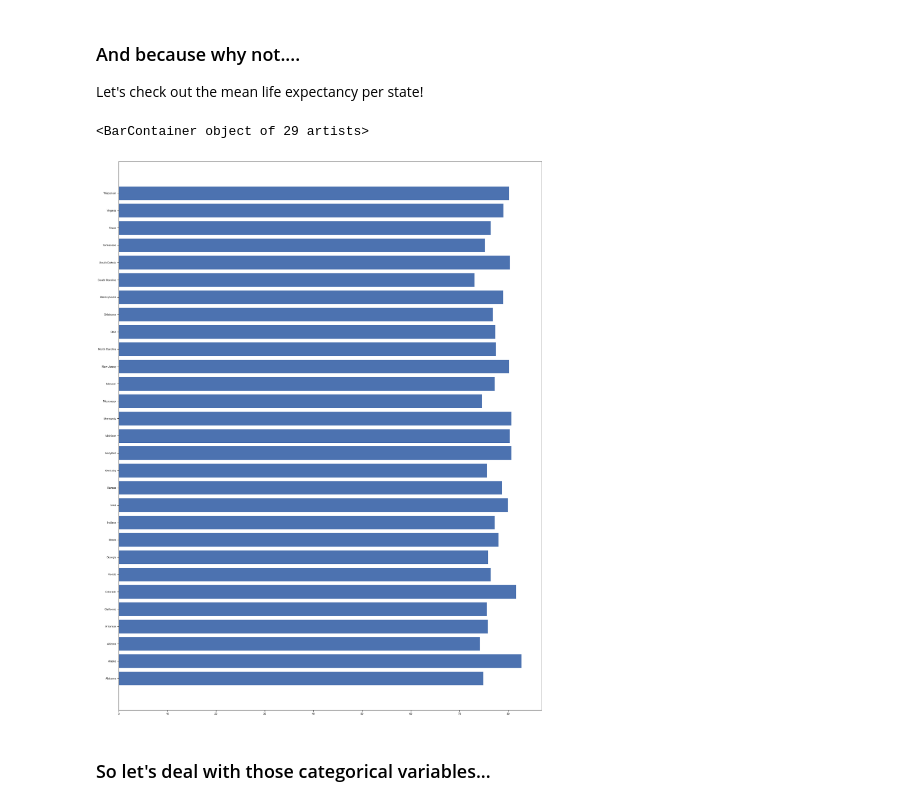
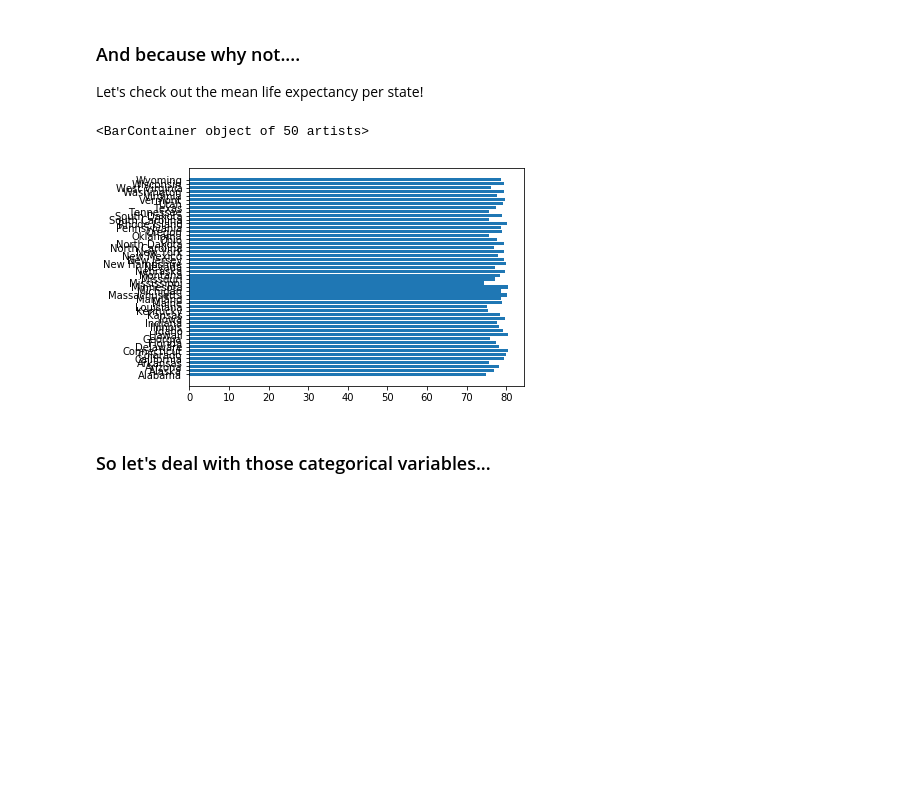
Before and after one commit to aulorbe/Life-Expectancy-In-The-US, a Jupyter notebook: EDA_initial.ipynb, the cells around one changed output. Saved outputs shown, nothing was run; the diff lists cells and outputs as text; code cells hidden in the pictures; blank space fills up the shorter version.

```diff
--- a/EDA_initial.ipynb
+++ b/EDA_initial.ipynb
@@ -19,5 +19,5 @@ from matplotlib.axes import Subplot as splt
 # %% [markdown]
 ## FINAL DATAFRAME
 # %%
-df = pd.read_csv('csv_files/FINAL.csv')
+df = pd.read_csv('csv_files/12_11_DF_FINAL.csv')
 # %%
@@ -80,7 +80,7 @@ We can also see, however, that some strange things are going on with our food st
 data_log = pd.DataFrame([])
 
 # 2) Create columns to hold log values
-data_log['log_food_stamps'] = np.log(df['Jan & July TOTAL Assist. Participation'])
+data_log['log_food_stamps'] = np.log(df['Total SNAP'])
 
 # 3) If value is zero, it will be negative inf when taking the log
 data_log = data_log.replace([np.inf, -np.inf], np.nan).dropna(subset=['log_food_stamps'], how="all")
@@ -118,7 +118,3 @@ We can also see that our points do not seem to be more dense at either end of ou
 # ^ don't know if "dense" is the right adjective to describe homoeskedasticity here
 # %% [markdown]
 Let's checkout whether or not our log-transformed Food Stamps data has a linear relationship with Life Expectancy:
-# %%
-# First, we can get rid of the public v. non-public assistance columns, since we really only care about the total # of people/county on food stamps of any kind
-df = df.drop(columns=['Jan & July Public Assist. Participation','Jan & July Non-Public Assist. Participation'])
-df
@@ -169,4 +146,4 @@ df
 # %%
-df = df.drop(columns=['Jan & July TOTAL Assist. Participation'])
+df = df.drop(columns=['Total SNAP'])
 df
 # %% [output]
@@ -208,9 +185,9 @@ Let's check out the mean life expectancy per state!
 # %%
 # group by state
 grouped_by_state = round(df.groupby(['State'], axis=0).mean(),2).add_suffix('_by state').reset_index()
 
 # plot!
-plt.barh(y=grouped_by_state['State'], width=grouped_by_state['Life expectancy 2010_by state'])
+plt.barh(y=grouped_by_state['State'], width=grouped_by_state['Life Expectancy_by state'])
 # %% [output]
-<BarContainer object of 29 artists>
+<BarContainer object of 50 artists>
-[figure, old version]
+[figure, new version]
```
Also changed, not shown: parts of 25 cells of this notebook.
